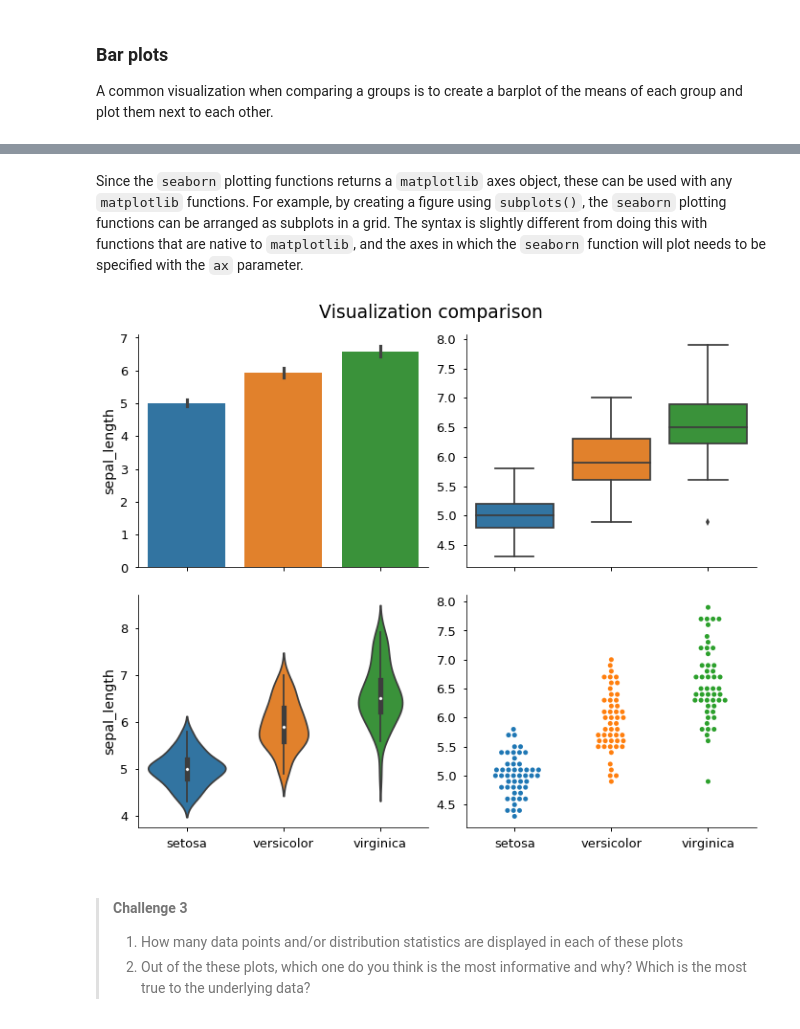
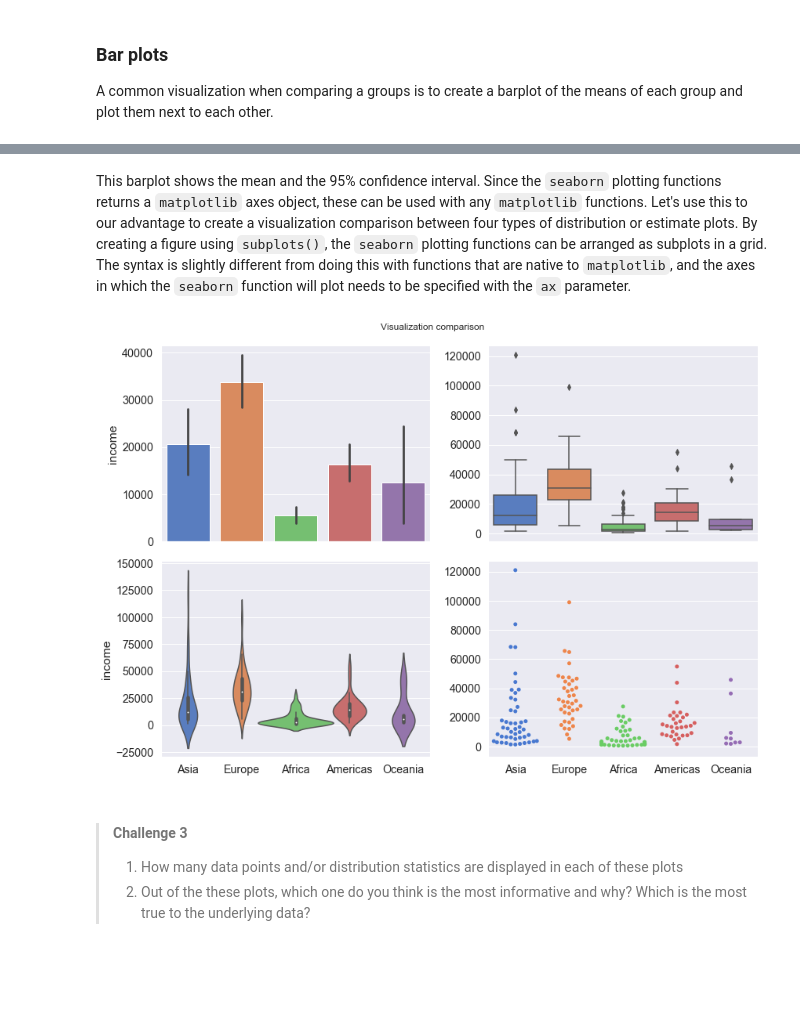
Before and after one commit to UofTCoders/2018-09-10-utoronto, a Jupyter notebook: code/4-advanced-gapminder.ipynb, the cells around one changed output, grey strips where cells are left out. Drawn from its saved outputs; the diff is of its cells as text; code cells hidden in the pictures; blank space fills up the shorter version.

```diff
--- a/code/4-advanced-gapminder.ipynb
+++ b/code/4-advanced-gapminder.ipynb
@@ -22,11 +21,9 @@
 # Setup by loading the data set from the previous lecture
 import pandas as pd
 
-# If you don't have the dataset
-#surveys = pd.read_csv('https://ndownloader.figshare.com/files/2292169')
+world_data = pd.read_csv('../data/world-data-gapminder.csv')
+# If you don't have the dataset locally
+# world_data = pd.read_csv('https://raw.githubusercontent.com/UofTCoders/2018-09-10-utoronto/gh-pages/data/world-data-gapminder.csv')
 
-# If you have already downloaded the dataset
-survey = pd.read_csv('../data/world-data-gapminder.csv')
-
-survey.head()
+world_data.head()
 # %% [output]
@@ -54,3 +42,9 @@ iris.groupby('species').mean()
+# %%
+import seaborn as sns
+
+sns.set(context='notebook', style='darkgrid', palette='muted', font_scale=1.3)
+
+world_data_2018 = world_data.loc[world_data['year'] == 2018]
 # %% [markdown]
 ### Bar plots
 
@@ -74,25 +57,28 @@ Text(0.5,0,'')
 # %% [markdown]
-Since the `seaborn` plotting functions returns a `matplotlib` axes object, these can be used with any `matplotlib` functions. For example, by creating a figure using `subplots()`, the `seaborn` plotting functions can be arranged as subplots in a grid. The syntax is slightly different from doing this with functions that are native to `matplotlib`, and the axes in which the `seaborn` function will plot needs to be specified with the `ax` parameter.
+This barplot shows the mean and the 95% confidence interval. Since the `seaborn` plotting functions returns a `matplotlib` axes object, these can be used with any `matplotlib` functions. Let's use this to our advantage to create a visualization comparison between four types of distribution or estimate plots. By creating a figure using `subplots()`, the `seaborn` plotting functions can be arranged as subplots in a grid. The syntax is slightly different from doing this with functions that are native to `matplotlib`, and the axes in which the `seaborn` function will plot needs to be specified with the `ax` parameter.
 # %%
-fig, ((ax1, ax2), (ax3, ax4)) = plt.subplots(2, 2, figsize=(10, 8), sharex=True)
+import matplotlib.pyplot as plt
+
+
+fig, ((ax1, ax2), (ax3, ax4)) = plt.subplots(2, 2, figsize=(12, 8), sharex=True)
 fig.suptitle('Visualization comparison', y=1.02) # `y` is used to place the title a little bit higher up
-sns.despine()
 
-sns.barplot(x='species', y='sepal_length', data=iris, ax=ax1)
-sns.boxplot(x='species', y='sepal_length', data=iris, ax=ax2)
-sns.violinplot(x='species', y='sepal_length', data=iris, ax=ax3)
-sns.swarmplot(x='species', y='sepal_length', data=iris, ax=ax4)
+sns.barplot(x='region', y='income', data=world_data_2018, ax=ax1)
+sns.boxplot(x='region', y='income', data=world_data_2018, ax=ax2)
+sns.violinplot(x='region', y='income', data=world_data_2018, ax=ax3, width=1.4)
+sns.swarmplot(x='region', y='income', data=world_data_2018, ax=ax4)
 
+# Remove the axis labels for region and income where it's not needed
 ax1.set_xlabel('')
 ax2.set_xlabel('')
 ax2.set_ylabel('')
 ax3.set_xlabel('')
 ax4.set_xlabel('')
 ax4.set_ylabel('')
 
 fig.tight_layout()
 # %% [output]
-[figure, old version]
+[figure, new version]
 # %% [markdown]
 >#### Challenge 3
 >
```
Also changed, not shown: parts of 52 cells of this notebook.
